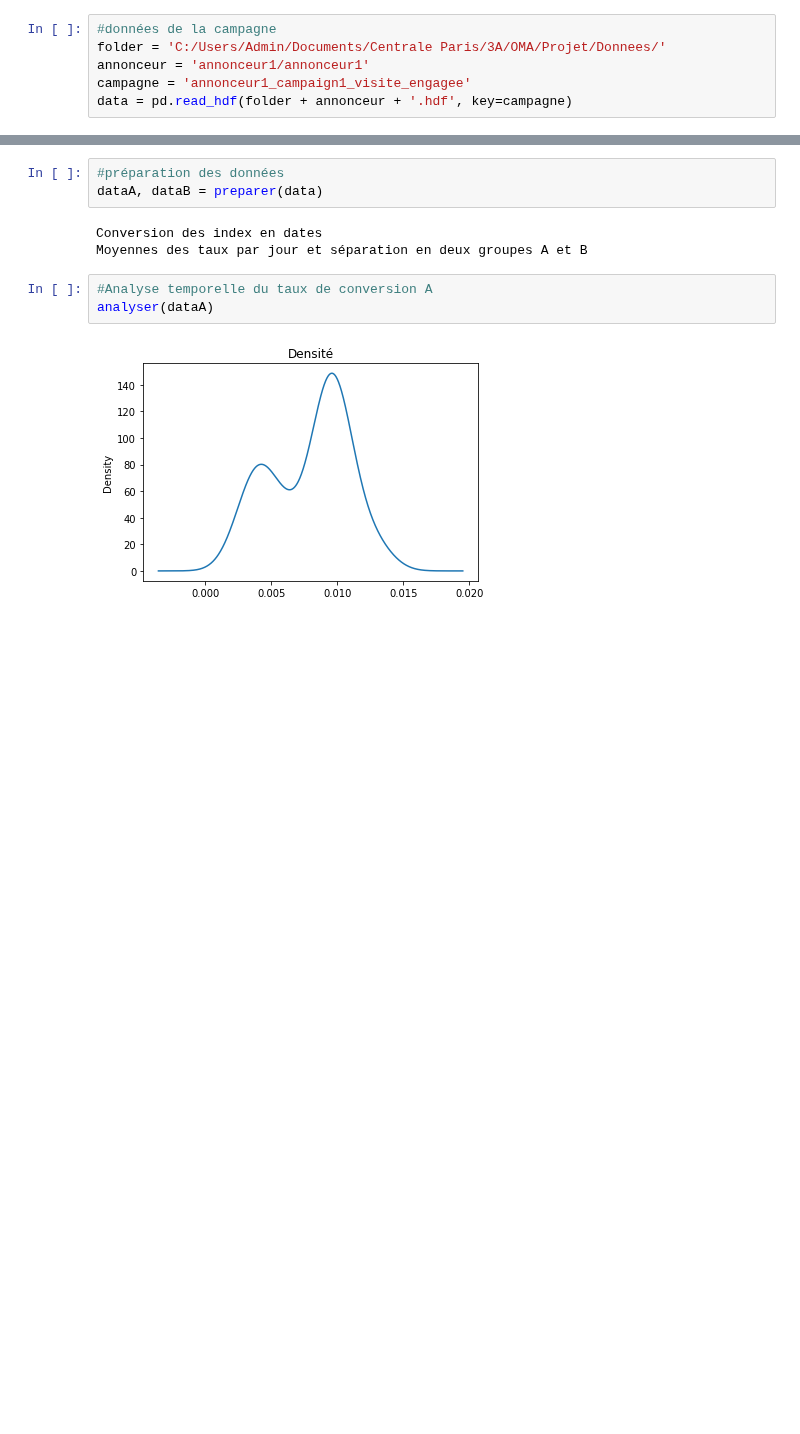
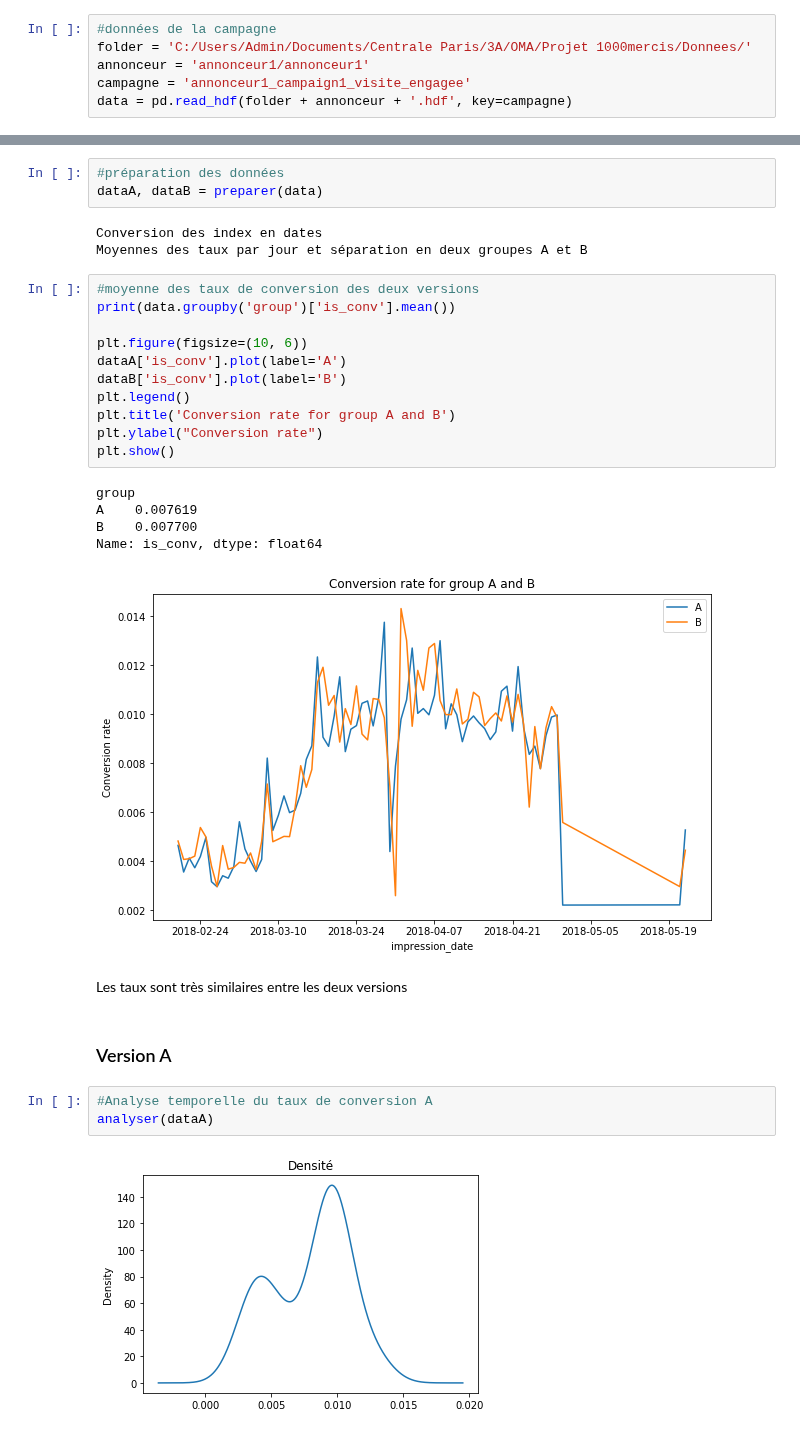
Before and after one commit to mariondechallens/1000mercis, a Jupyter notebook: Analyses/Annonceur1_campagne1_visite_engagée.ipynb, the cells around one changed output, grey strips where cells are left out. Cells and saved outputs as stored; diff of their text form; blank space fills up the shorter version.

```diff
--- a/Analyses/Annonceur1_campagne1_visite_engagée.ipynb
+++ b/Analyses/Annonceur1_campagne1_visite_engagée.ipynb
@@ -9,7 +10,7 @@ from premiere_analyse import preparer, analyser, transformer
 from testZ import testZ, proportions
 # %%
 #données de la campagne
-folder = 'C:/Users/Admin/Documents/Centrale Paris/3A/OMA/Projet/Donnees/'
+folder = 'C:/Users/Admin/Documents/Centrale Paris/3A/OMA/Projet 1000mercis/Donnees/'
 annonceur = 'annonceur1/annonceur1'
 campagne = 'annonceur1_campaign1_visite_engagee'
 data = pd.read_hdf(folder + annonceur + '.hdf', key=campagne)
@@ -21,6 +22,27 @@ dataA, dataB = preparer(data)
 # %% [output]
 Conversion des index en dates
 Moyennes des taux par jour et séparation en deux groupes A et B
+# %%
+#moyenne des taux de conversion des deux versions
+print(data.groupby('group')['is_conv'].mean())
+
+plt.figure(figsize=(10, 6))
+dataA['is_conv'].plot(label='A')
+dataB['is_conv'].plot(label='B')
+plt.legend()
+plt.title('Conversion rate for group A and B')
+plt.ylabel("Conversion rate")
+plt.show()
+# %% [output]
+group
+A    0.007619
+B    0.007700
+Name: is_conv, dtype: float64
+[figure, added]
+# %% [markdown]
+Les taux sont très similaires entre les deux versions
+# %% [markdown]
+### Version A
 # %%
 #Analyse temporelle du taux de conversion A
 analyser(dataA)
```
Also changed, not shown: parts of 2 cells of this notebook, 3 other files.
